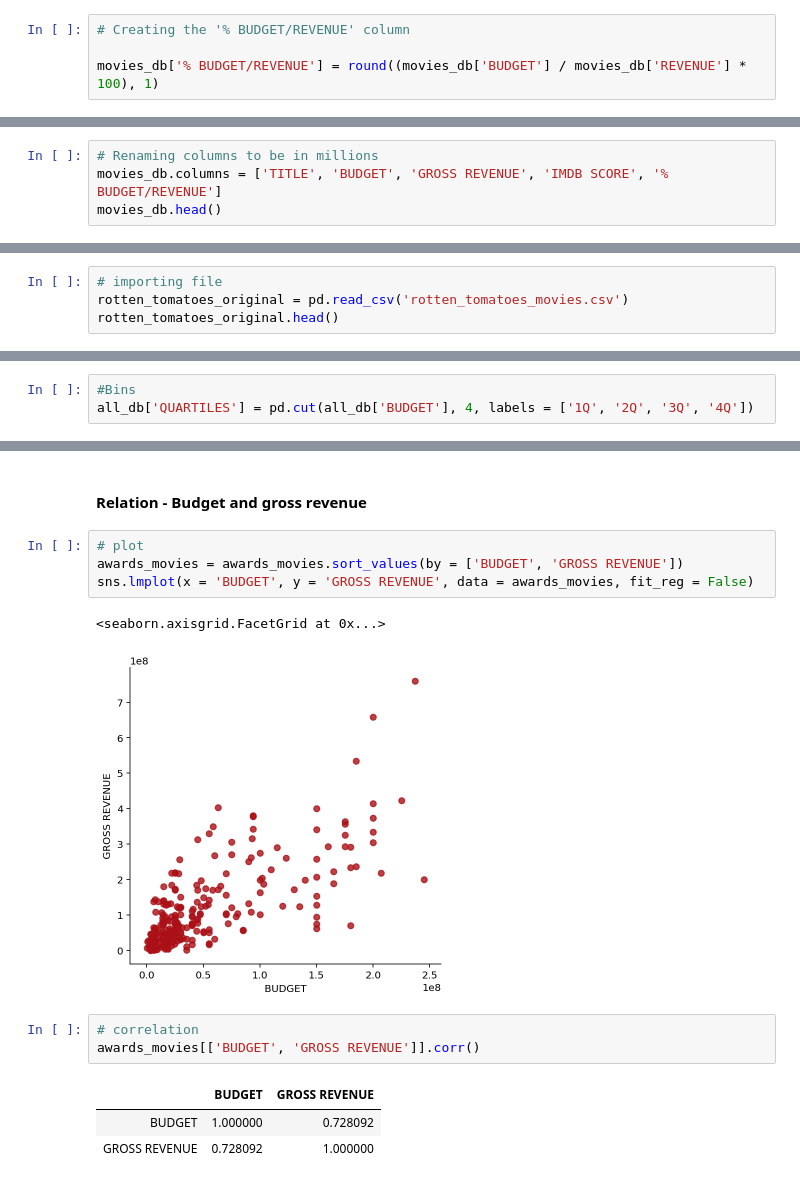
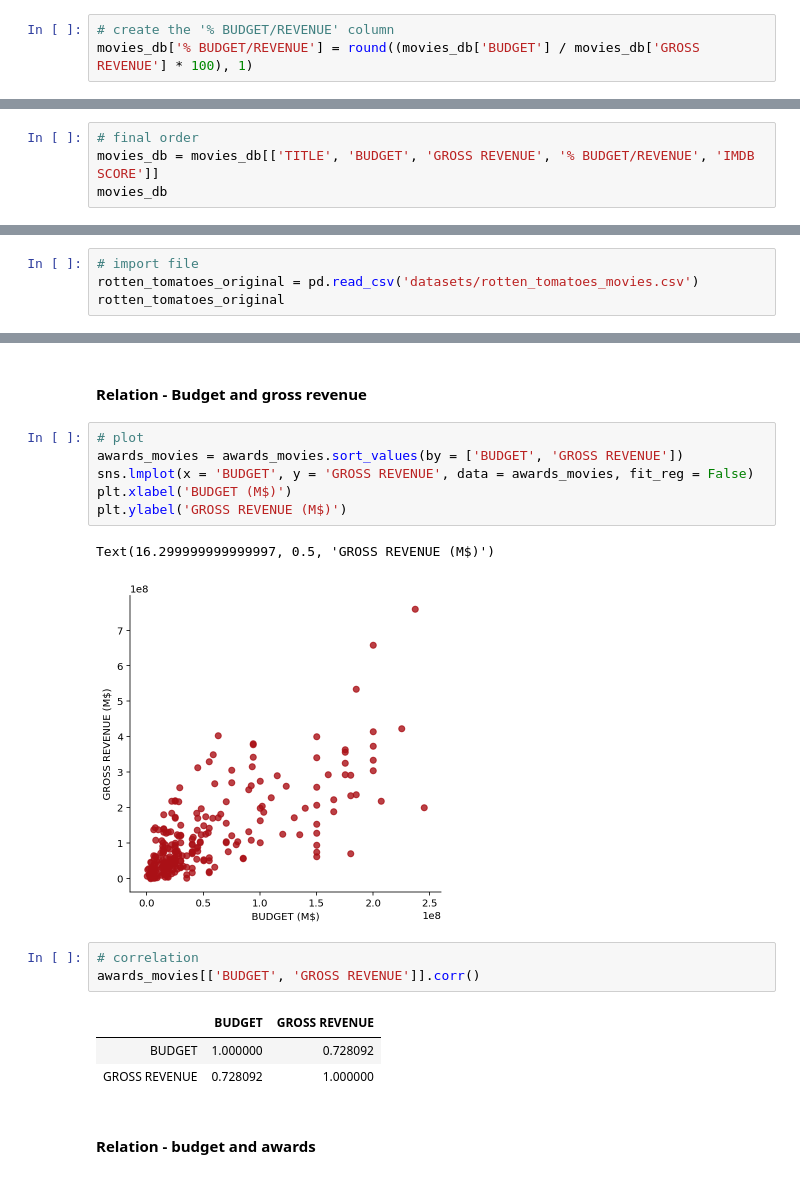
Before and after one commit to ta-data-lis/Project-Week-3-Data-Thieves, a Jupyter notebook: your-project/Movie budget analysis.ipynb, the cells around one changed output, grey strips where cells are left out. Cells and saved outputs as stored; diff of their text form.

```diff
--- a/your-project/Movie budget analysis.ipynb
+++ b/your-project/Movie budget analysis.ipynb
@@ -90,5 +55,4 @@ movies_db
 # %%
-# Creating the '% BUDGET/REVENUE' column
-
-movies_db['% BUDGET/REVENUE'] = round((movies_db['BUDGET'] / movies_db['REVENUE'] * 100), 1)
+# create the '% BUDGET/REVENUE' column
+movies_db['% BUDGET/REVENUE'] = round((movies_db['BUDGET'] / movies_db['GROSS REVENUE'] * 100), 1)
 # %%
@@ -108,5 +68,5 @@ movies_db['% BUDGET/REVENUE'] = round((movies_db['BUDGET'] / movies_db['REVENUE'
 # %%
-# Renaming columns to be in millions
-movies_db.columns = ['TITLE', 'BUDGET', 'GROSS REVENUE', 'IMDB SCORE', '% BUDGET/REVENUE']
-movies_db.head()
+# final order
+movies_db = movies_db[['TITLE', 'BUDGET', 'GROSS REVENUE', '% BUDGET/REVENUE', 'IMDB SCORE']]
+movies_db
 # %% [output]
@@ -216,9 +165,9 @@ dtype: object
 # %% [markdown]
 # Rotten tomatoes cleaning
 # %%
-# importing file
-rotten_tomatoes_original = pd.read_csv('rotten_tomatoes_movies.csv')
-rotten_tomatoes_original.head()
+# import file
+rotten_tomatoes_original = pd.read_csv('datasets/rotten_tomatoes_movies.csv')
+rotten_tomatoes_original
 # %% [output]
 |  | rotten_tomatoes_link | movie_title | movie_info | critics_consensus | poster_image_url | rating | genre | ... |
 | 0 | /m/0814255 | Percy Jackson & the Olympians: Th... | A teenager discovers he's the des... | Though it may seem like just anot... | https://resizing.flixster.com/p1v... | PG | Action & Adventure, Comedy, Drama... | ... |
@@ -506,8 +413,5 @@ mean1
 # %% [output]
 0.955494567195962
-# %%
-#Bins
-all_db['QUARTILES'] = pd.cut(all_db['BUDGET'], 4, labels = ['1Q', '2Q', '3Q', '4Q'])
 # %% [markdown]
 ## Plots
 # %% [markdown]
@@ -602,10 +508,12 @@ awards_movies
 # %%
 # plot
 awards_movies = awards_movies.sort_values(by = ['BUDGET', 'GROSS REVENUE'])
 sns.lmplot(x = 'BUDGET', y = 'GROSS REVENUE', data = awards_movies, fit_reg = False)
+plt.xlabel('BUDGET (M$)')
+plt.ylabel('GROSS REVENUE (M$)')
 # %% [output]
-<seaborn.axisgrid.FacetGrid at 0x...>
+Text(16.299999999999997, 0.5, 'GROSS REVENUE (M$)')
-[figure, old version]
+[figure, new version]
 # %%
 # correlation
 awards_movies[['BUDGET', 'GROSS REVENUE']].corr()
@@ -613,4 +521,6 @@ awards_movies[['BUDGET', 'GROSS REVENUE']].corr()
 |  | BUDGET | GROSS REVENUE |
 | BUDGET | 1.000000 | 0.728092 |
 | GROSS REVENUE | 0.728092 | 1.000000 |
+# %% [markdown]
+#### Relation - budget and awards
 # %%
```
Also changed, not shown: parts of 57 cells of this notebook.
